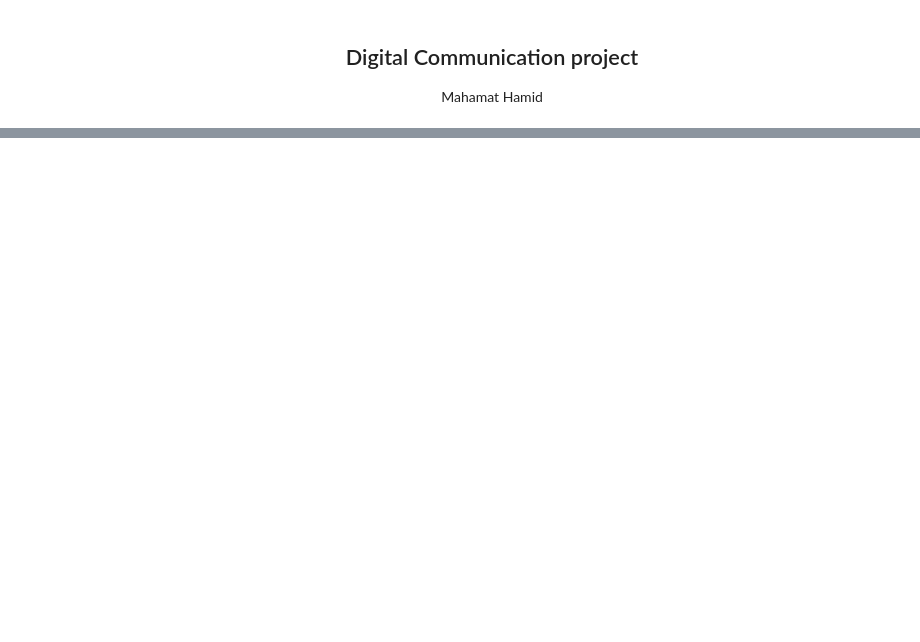
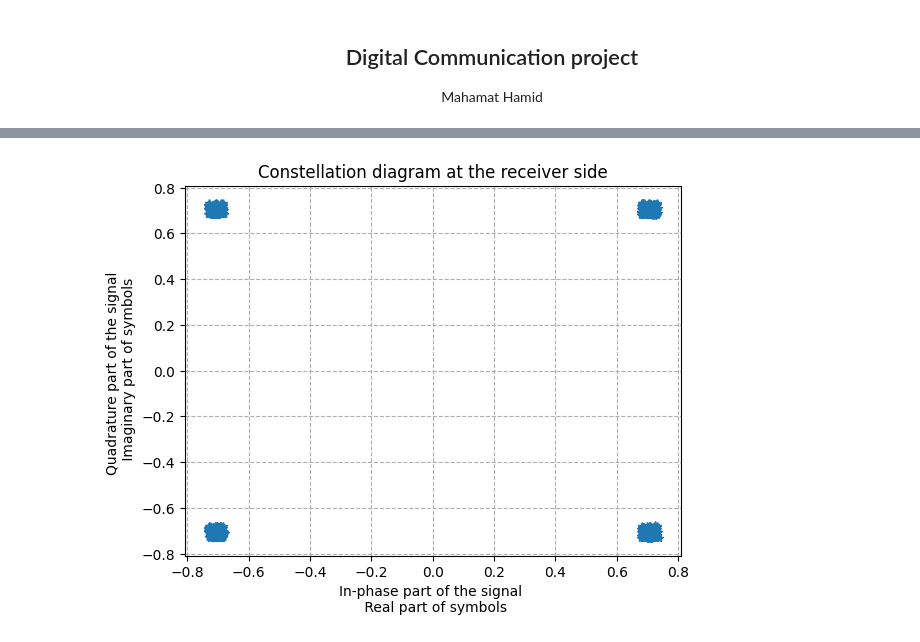
Before and after one commit to HamidMahamat/Receiver-for-digital-communication, a Jupyter notebook: main.ipynb, the cells around one changed output, grey strips where cells are left out. Cells and saved outputs as stored; diff of their text form; code cells hidden in the pictures; blank space fills up the shorter version.

```diff
--- a/main.ipynb
+++ b/main.ipynb
@@ -100,0 +110,31 @@ plt.plot(f, 10 * np.log10(Pxx), color='blue')
+# %%
+def sychronization(s_hr, idx_start, d, F):
+    """
+    Parameters
+    ----------
+    s_hr : np.ndarray complex (N,1)
+        output of reception filter.
+    idx_start : int
+        index to start the clock.
+    d : np.ndarray complex (L,1)
+        sequence of mapped symbols.
+    F : int
+        oversampling factor.
+    Returns
+    -------
+    return synchronized sampled symbols.
+    """
+    s_hr_ech = s_hr[idx_start::F]
+    s_hr_ech = s_hr_ech[F -2- (idx_start//F)  :  F-2 - (idx_start//F) + len(d)]
+    return s_hr_ech
+# %%
+# selection of the samples
+idx_start = 0
+s_hr_ech = sychronization(s_hr, idx_start, d, F)
+plt.plot(np.real(s_hr_ech), np.imag(s_hr_ech) ,'*')
+plt.xlabel("In-phase part of the signal \n Real part of symbols")
+plt.ylabel("Quadrature part of the signal \n Imaginary part of symbols")
+plt.title("Constellation diagram at the receiver side")
+plt.grid(linestyle='--')
+# %% [output]
+[figure, added]
```
Also changed, not shown: parts of 29 cells of this notebook, 1 other file.
